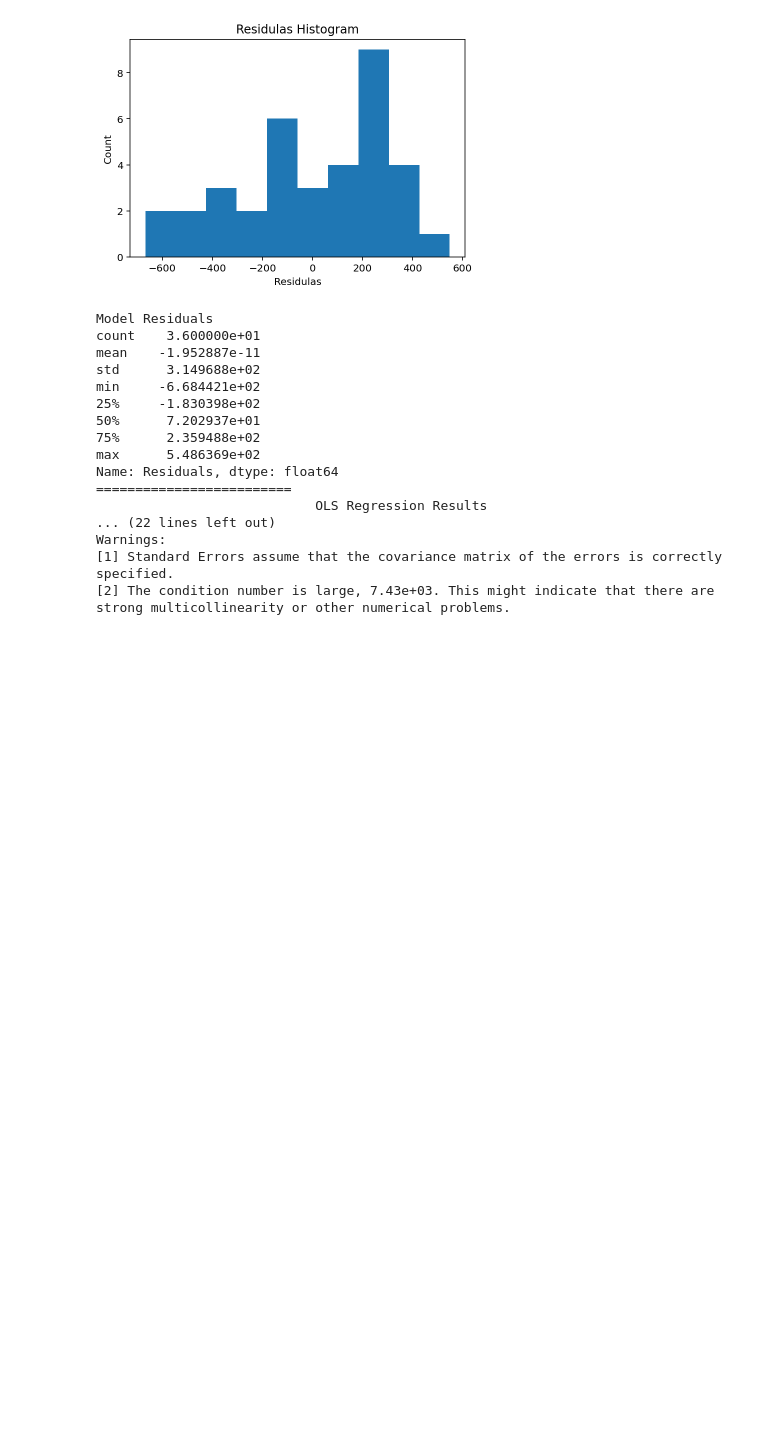
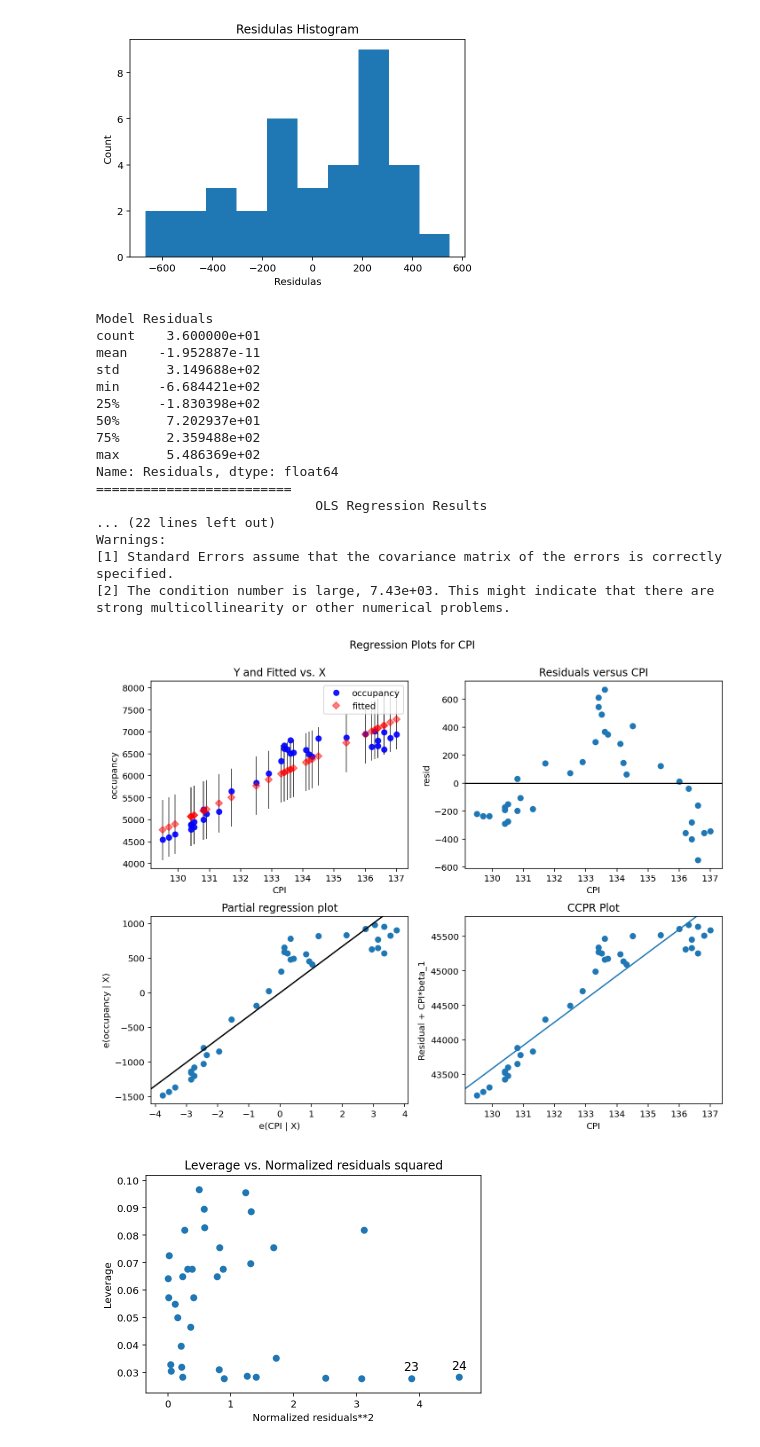
Before and after one commit to VernonNaidoo-Toronto/Understanding-Toronto-Shelters, a Jupyter notebook: WA_CPI_V2.ipynb, the cells around one changed output. Saved outputs shown, nothing was run; the diff lists cells and outputs as text; code cells hidden in the pictures; blank space fills up the shorter version.

```diff
--- a/WA_CPI_V2.ipynb
+++ b/WA_CPI_V2.ipynb
@@ -234,3 +234,10 @@ Warnings:
 [1] Standard Errors assume that the covariance matrix of the errors is correctly specified.
 [2] The condition number is large, 7.43e+03. This might indicate that there are
 strong multicollinearity or other numerical problems.
+# %%
+fig = plt.figure(figsize=(10,8))
+fig = plot_regress_exog(m, "CPI", fig = fig)
+fig = plot_leverage_resid2(m)
+# %% [output]
+[figure, added]
+[figure, added]
```
Also changed, not shown: parts of 1 cell of this notebook.
